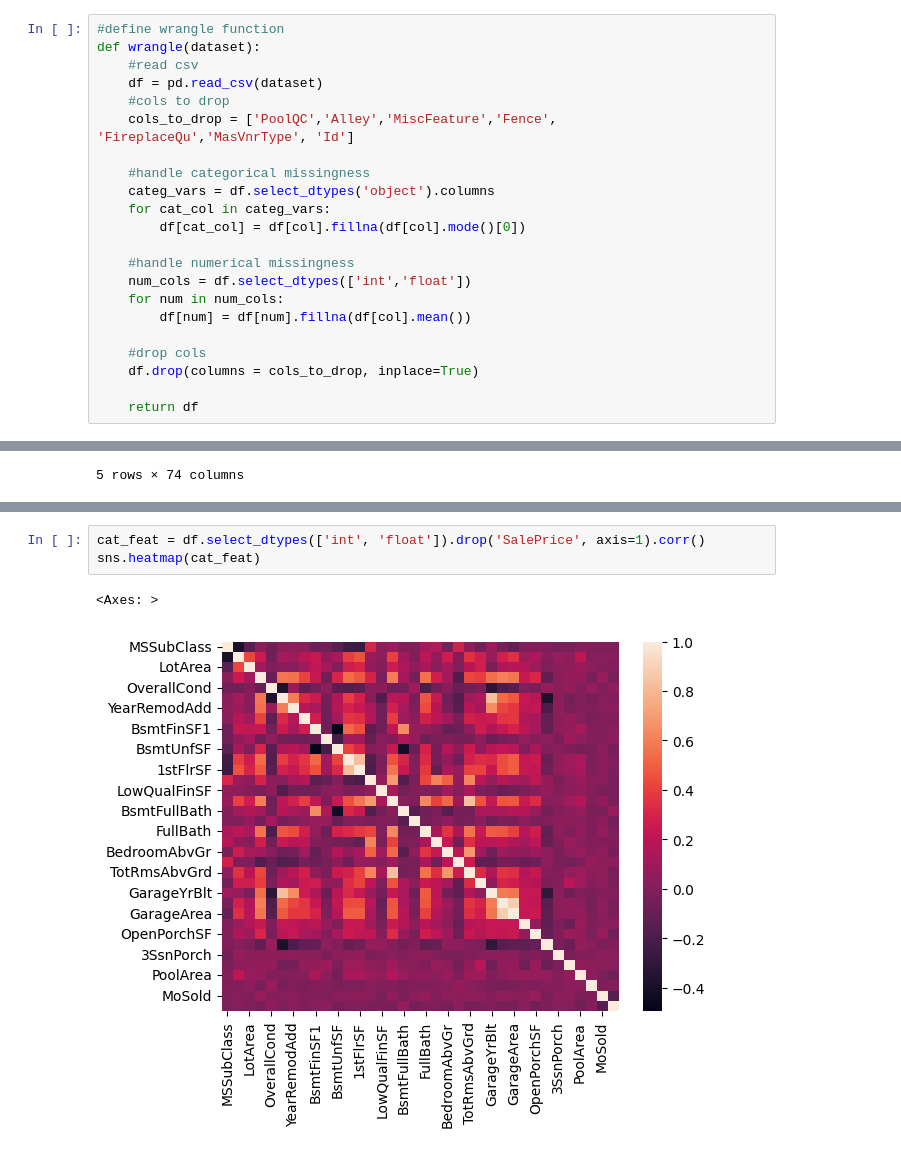
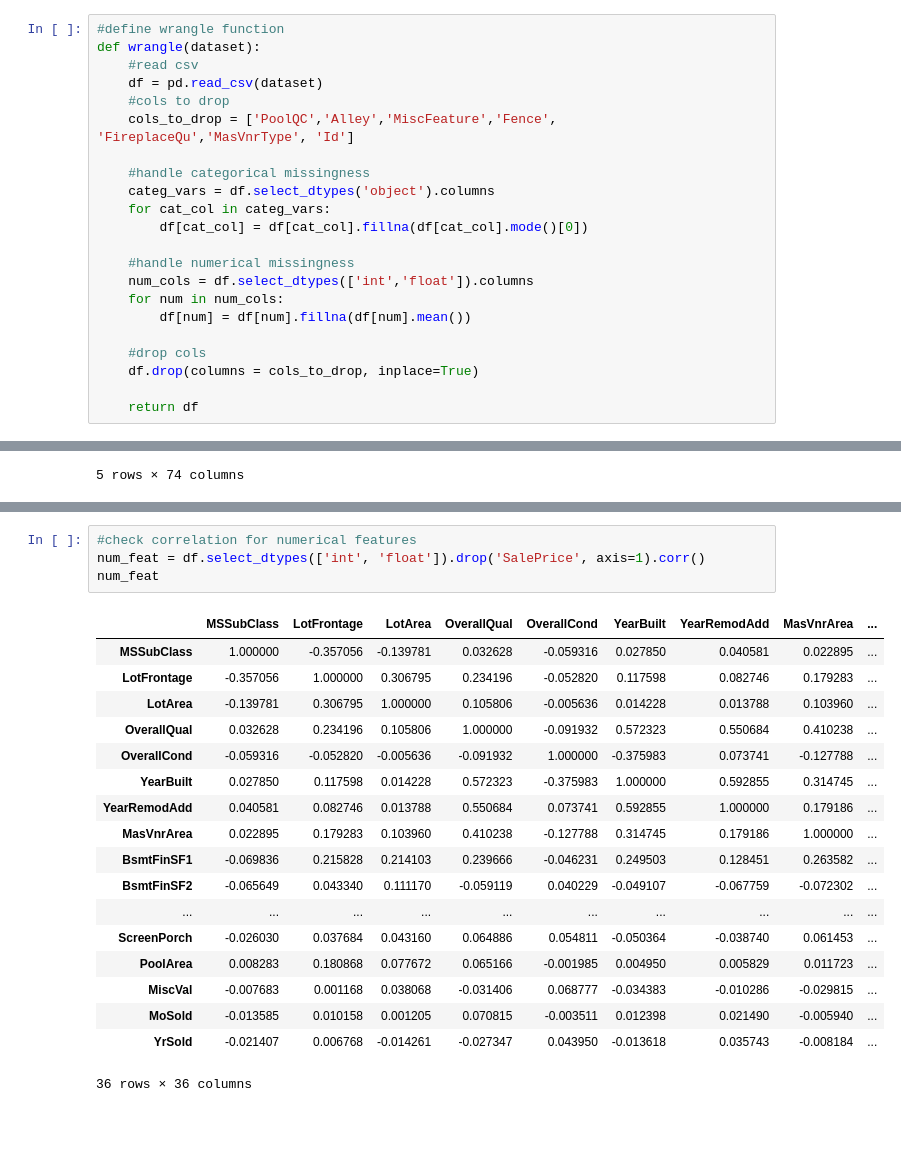
Before and after one commit to pabrokim/house-prices, a Jupyter notebook: house.ipynb, the cells around one changed output, grey strips where cells are left out. Saved outputs shown, nothing was run; the diff lists cells and outputs as text; blank space fills up the shorter version.

```diff
--- a/house.ipynb
+++ b/house.ipynb
@@ -17,12 +17,12 @@ def wrangle(dataset):
     #handle categorical missingness
     categ_vars = df.select_dtypes('object').columns
     for cat_col in categ_vars:
-        df[cat_col] = df[col].fillna(df[col].mode()[0])
+        df[cat_col] = df[cat_col].fillna(df[cat_col].mode()[0])
 
     #handle numerical missingness
-    num_cols = df.select_dtypes(['int','float'])
+    num_cols = df.select_dtypes(['int','float']).columns
     for num in num_cols:
-        df[num] = df[num].fillna(df[col].mean())
+        df[num] = df[num].fillna(df[num].mean())
 
     #drop cols
     df.drop(columns = cols_to_drop, inplace=True)
@@ -71,6 +62,23 @@ Name: Id, dtype: int64
 # %%
-cat_feat = df.select_dtypes(['int', 'float']).drop('SalePrice', axis=1).corr()
-sns.heatmap(cat_feat)
+#check correlation for numerical features
+num_feat = df.select_dtypes(['int', 'float']).drop('SalePrice', axis=1).corr()
+num_feat
 # %% [output]
+|  | MSSubClass | LotFrontage | LotArea | OverallQual | OverallCond | YearBuilt | YearRemodAdd | MasVnrArea | ... |
+| MSSubClass | 1.000000 | -0.357056 | -0.139781 | 0.032628 | -0.059316 | 0.027850 | 0.040581 | 0.022895 | ... |
+| LotFrontage | -0.357056 | 1.000000 | 0.306795 | 0.234196 | -0.052820 | 0.117598 | 0.082746 | 0.179283 | ... |
+| LotArea | -0.139781 | 0.306795 | 1.000000 | 0.105806 | -0.005636 | 0.014228 | 0.013788 | 0.103960 | ... |
+| OverallQual | 0.032628 | 0.234196 | 0.105806 | 1.000000 | -0.091932 | 0.572323 | 0.550684 | 0.410238 | ... |
+| OverallCond | -0.059316 | -0.052820 | -0.005636 | -0.091932 | 1.000000 | -0.375983 | 0.073741 | -0.127788 | ... |
+| YearBuilt | 0.027850 | 0.117598 | 0.014228 | 0.572323 | -0.375983 | 1.000000 | 0.592855 | 0.314745 | ... |
+| YearRemodAdd | 0.040581 | 0.082746 | 0.013788 | 0.550684 | 0.073741 | 0.592855 | 1.000000 | 0.179186 | ... |
+| MasVnrArea | 0.022895 | 0.179283 | 0.103960 | 0.410238 | -0.127788 | 0.314745 | 0.179186 | 1.000000 | ... |
+| BsmtFinSF1 | -0.069836 | 0.215828 | 0.214103 | 0.239666 | -0.046231 | 0.249503 | 0.128451 | 0.263582 | ... |
+| BsmtFinSF2 | -0.065649 | 0.043340 | 0.111170 | -0.059119 | 0.040229 | -0.049107 | -0.067759 | -0.072302 | ... |
+| ... | ... | ... | ... | ... | ... | ... | ... | ... | ... |
+| ScreenPorch | -0.026030 | 0.037684 | 0.043160 | 0.064886 | 0.054811 | -0.050364 | -0.038740 | 0.061453 | ... |
+| PoolArea | 0.008283 | 0.180868 | 0.077672 | 0.065166 | -0.001985 | 0.004950 | 0.005829 | 0.011723 | ... |
+| MiscVal | -0.007683 | 0.001168 | 0.038068 | -0.031406 | 0.068777 | -0.034383 | -0.010286 | -0.029815 | ... |
+| MoSold | -0.013585 | 0.010158 | 0.001205 | 0.070815 | -0.003511 | 0.012398 | 0.021490 | -0.005940 | ... |
+| YrSold | -0.021407 | 0.006768 | -0.014261 | -0.027347 | 0.043950 | -0.013618 | 0.035743 | -0.008184 | ... |
-<Axes: >
+36 rows × 36 columns
-[figure, removed]
```
Also changed, not shown: parts of 2 cells of this notebook.
